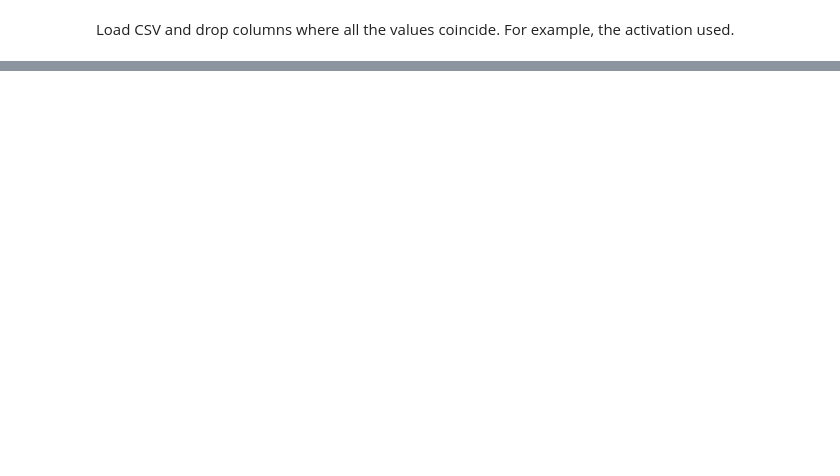
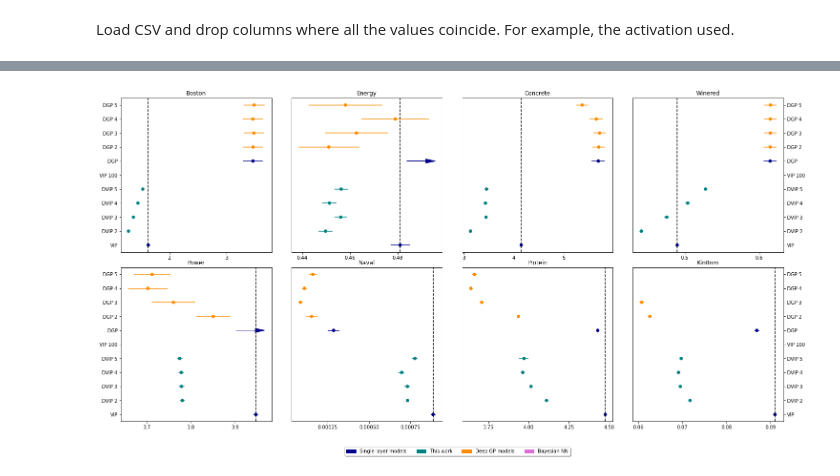
Before and after one commit to Ludvins/DeepVIP, a Jupyter notebook: results/see_results.ipynb, the cells around one changed output, grey strips where cells are left out. Saved outputs shown, nothing was run; the diff lists cells and outputs as text; code cells hidden in the pictures; blank space fills up the shorter version.

```diff
--- a/results/see_results.ipynb
+++ b/results/see_results.ipynb
@@ -224,0 +276,4 @@ plt.show()
+# %%
+plot_datasets(dataset_names, model_names, colors, "RMSE", train_metrics = True)
+# %% [output]
+[figure, added]
```
Also changed, not shown: parts of 45 cells of this notebook, 16 other files.
